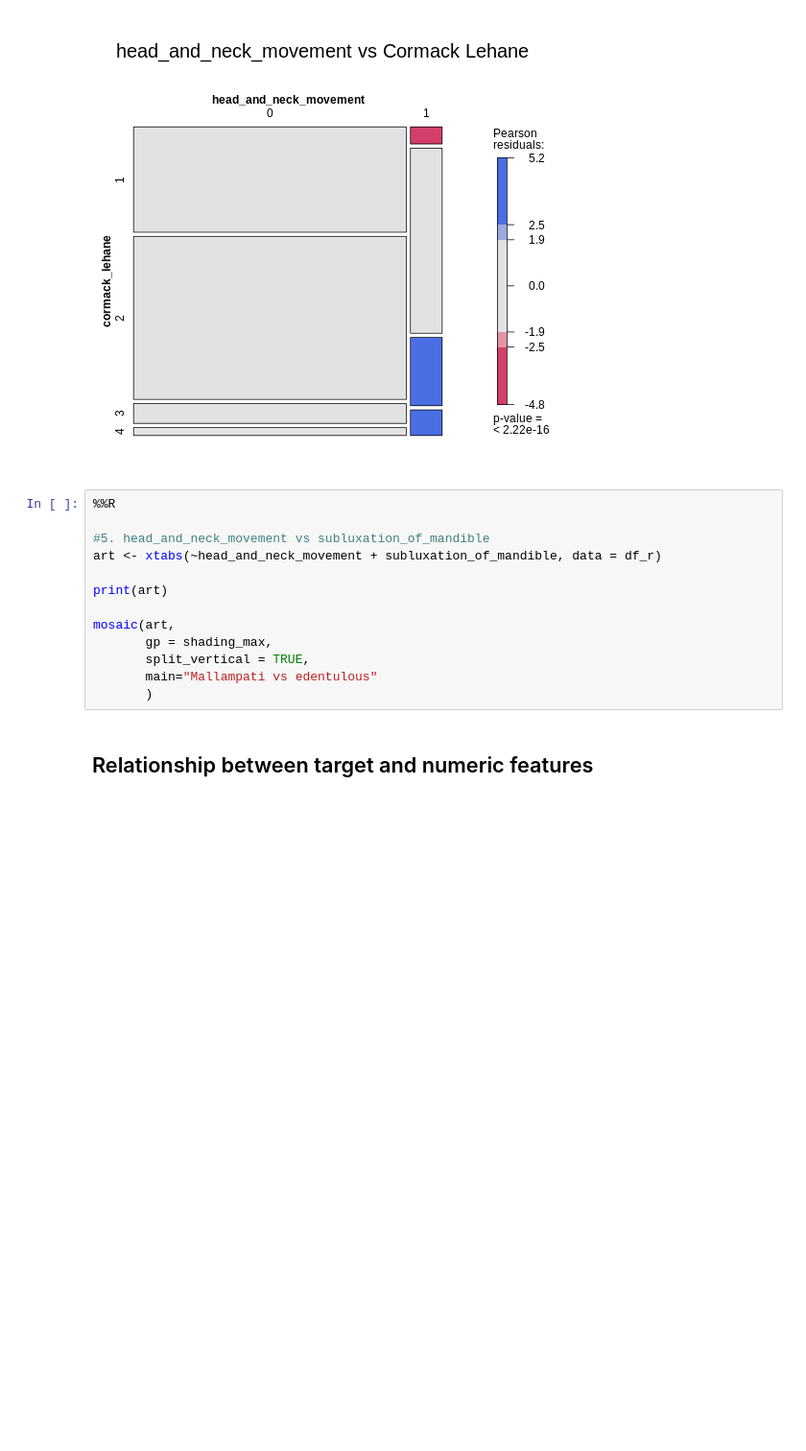
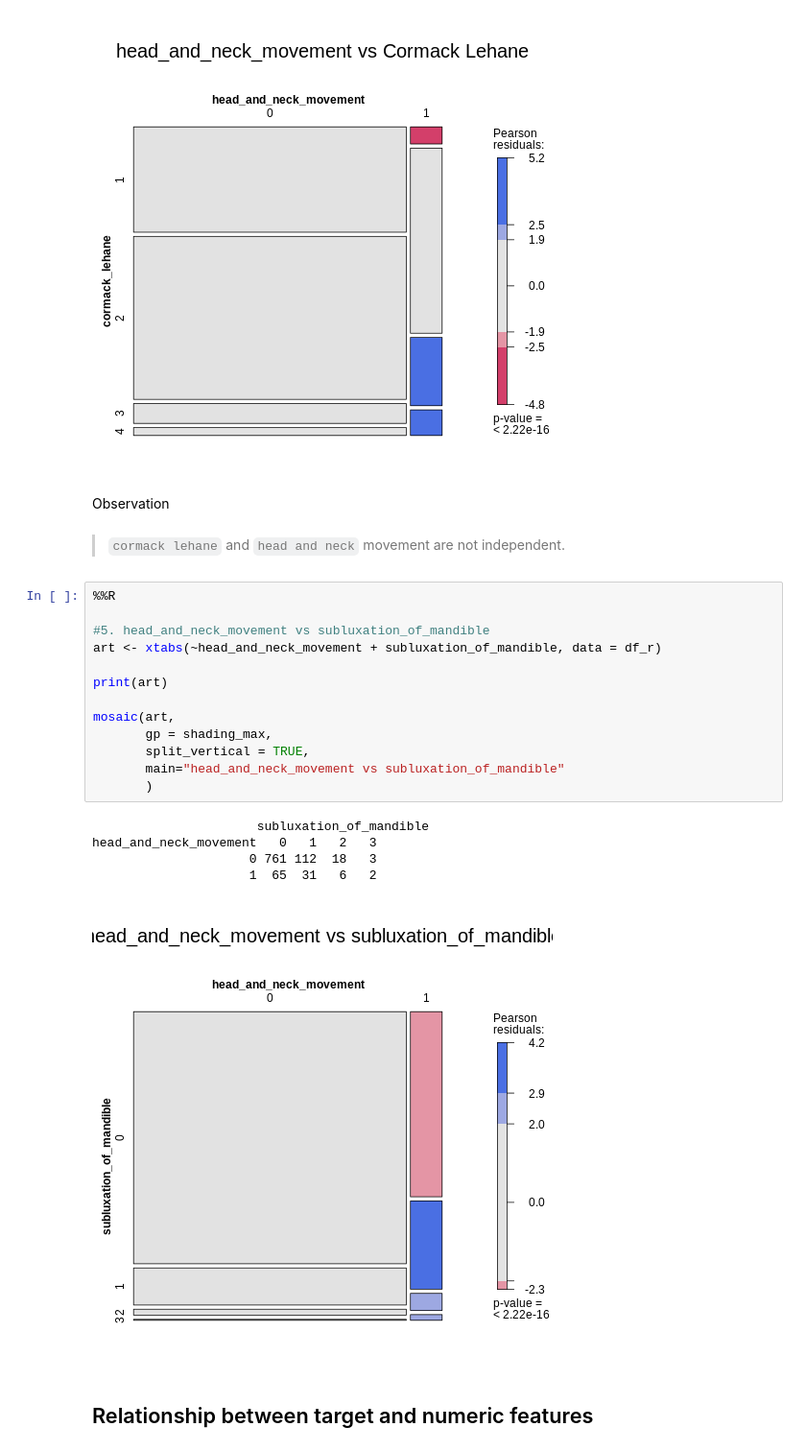
Before and after one commit to harnalashok/classification, a Jupyter notebook: airways.ipynb, the cells around one changed output. Shown at 96% size. Cells and saved outputs as stored; diff of their text form; blank space fills up the shorter version.

```diff
--- a/airways.ipynb
+++ b/airways.ipynb
@@ -717,19 +748,29 @@ head_and_neck_movement   1   2   3   4
                      0 318 492  60  24
                      1   6  65  24   9
 [figure]
+# %% [markdown]
+Observation
+# %% [markdown]
+>`cormack lehane` and `head and neck` movement are not independent.
 # %%
 %%R
 
 #5. head_and_neck_movement vs subluxation_of_mandible
 art <- xtabs(~head_and_neck_movement + subluxation_of_mandible, data = df_r)
 
 print(art)
 
 mosaic(art,
        gp = shading_max,
        split_vertical = TRUE,
-       main="Mallampati vs edentulous"
+       main="head_and_neck_movement vs subluxation_of_mandible"
        )
+# %% [output]
+                      subluxation_of_mandible
+head_and_neck_movement   0   1   2   3
+                     0 761 112  18   3
+                     1  65  31   6   2
+[figure, added]
 # %% [markdown]
 ## Relationship between target and numeric features
 # %%
```
Also changed, not shown: parts of 11 cells of this notebook.
